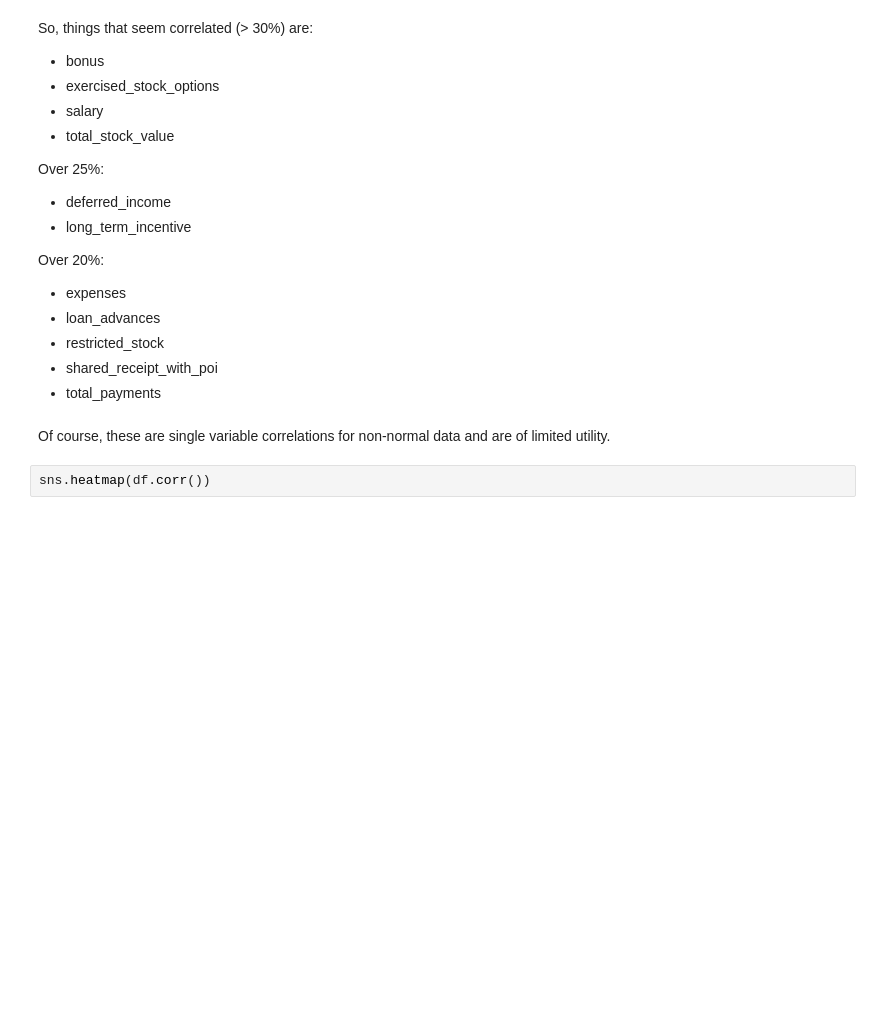
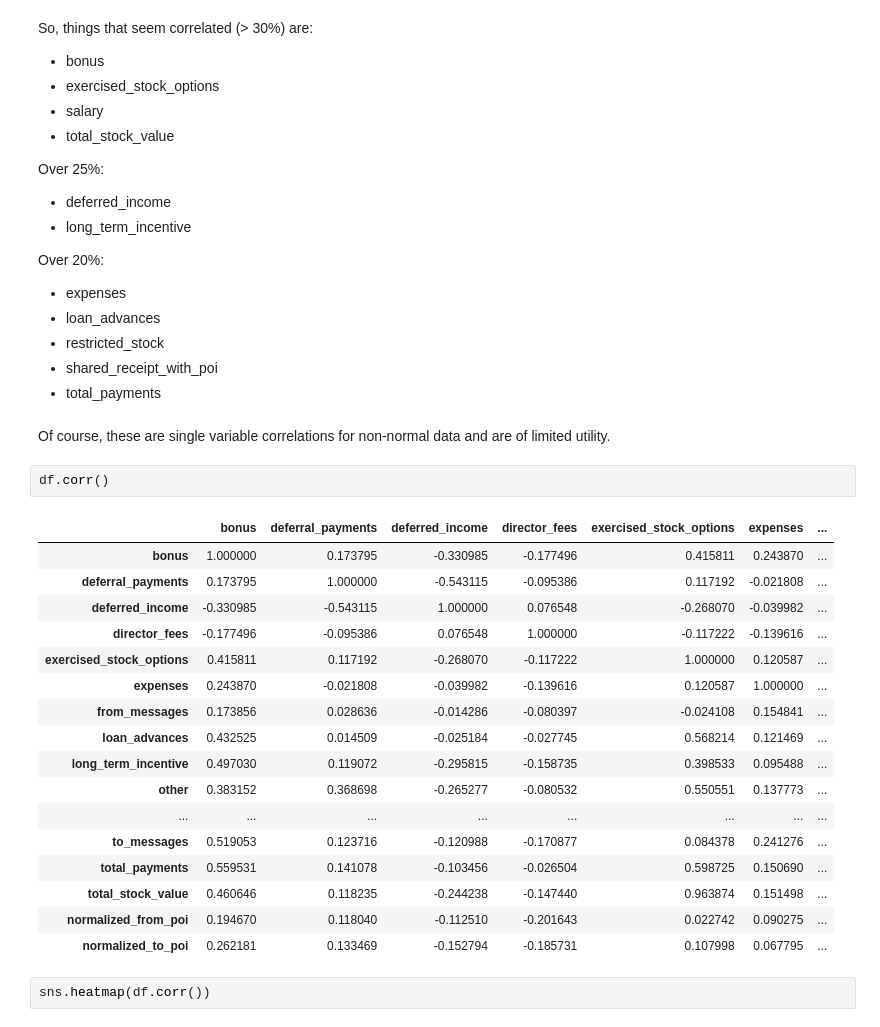
Before and after one commit to gmdimino/Enron-POI-Machine-Learning, a Jupyter notebook: Enron POI Machine Learning Project-Final.ipynb, the cells around one changed output. Cells and saved outputs as stored; diff of their text form; blank space fills up the shorter version.

```diff
--- a/Enron POI Machine Learning Project-Final.ipynb
+++ b/Enron POI Machine Learning Project-Final.ipynb
@@ -536,6 +609,26 @@ Over 20%:
    * total_payments
 # %% [markdown]
 Of course, these are single variable correlations for non-normal data and are of limited utility.
+# %%
+df.corr()
+# %% [output]
+|  | bonus | deferral_payments | deferred_income | director_fees | exercised_stock_options | expenses | ... |
+| bonus | 1.000000 | 0.173795 | -0.330985 | -0.177496 | 0.415811 | 0.243870 | ... |
+| deferral_payments | 0.173795 | 1.000000 | -0.543115 | -0.095386 | 0.117192 | -0.021808 | ... |
+| deferred_income | -0.330985 | -0.543115 | 1.000000 | 0.076548 | -0.268070 | -0.039982 | ... |
+| director_fees | -0.177496 | -0.095386 | 0.076548 | 1.000000 | -0.117222 | -0.139616 | ... |
+| exercised_stock_options | 0.415811 | 0.117192 | -0.268070 | -0.117222 | 1.000000 | 0.120587 | ... |
+| expenses | 0.243870 | -0.021808 | -0.039982 | -0.139616 | 0.120587 | 1.000000 | ... |
+| from_messages | 0.173856 | 0.028636 | -0.014286 | -0.080397 | -0.024108 | 0.154841 | ... |
+| loan_advances | 0.432525 | 0.014509 | -0.025184 | -0.027745 | 0.568214 | 0.121469 | ... |
+| long_term_incentive | 0.497030 | 0.119072 | -0.295815 | -0.158735 | 0.398533 | 0.095488 | ... |
+| other | 0.383152 | 0.368698 | -0.265277 | -0.080532 | 0.550551 | 0.137773 | ... |
+| ... | ... | ... | ... | ... | ... | ... | ... |
+| to_messages | 0.519053 | 0.123716 | -0.120988 | -0.170877 | 0.084378 | 0.241276 | ... |
+| total_payments | 0.559531 | 0.141078 | -0.103456 | -0.026504 | 0.598725 | 0.150690 | ... |
+| total_stock_value | 0.460646 | 0.118235 | -0.244238 | -0.147440 | 0.963874 | 0.151498 | ... |
+| normalized_from_poi | 0.194670 | 0.118040 | -0.112510 | -0.201643 | 0.022742 | 0.090275 | ... |
+| normalized_to_poi | 0.262181 | 0.133469 | -0.152794 | -0.185731 | 0.107998 | 0.067795 | ... |
 # %%
 sns.heatmap(df.corr())
 # %% [output]
```
Also changed, not shown: parts of 4 cells of this notebook.
